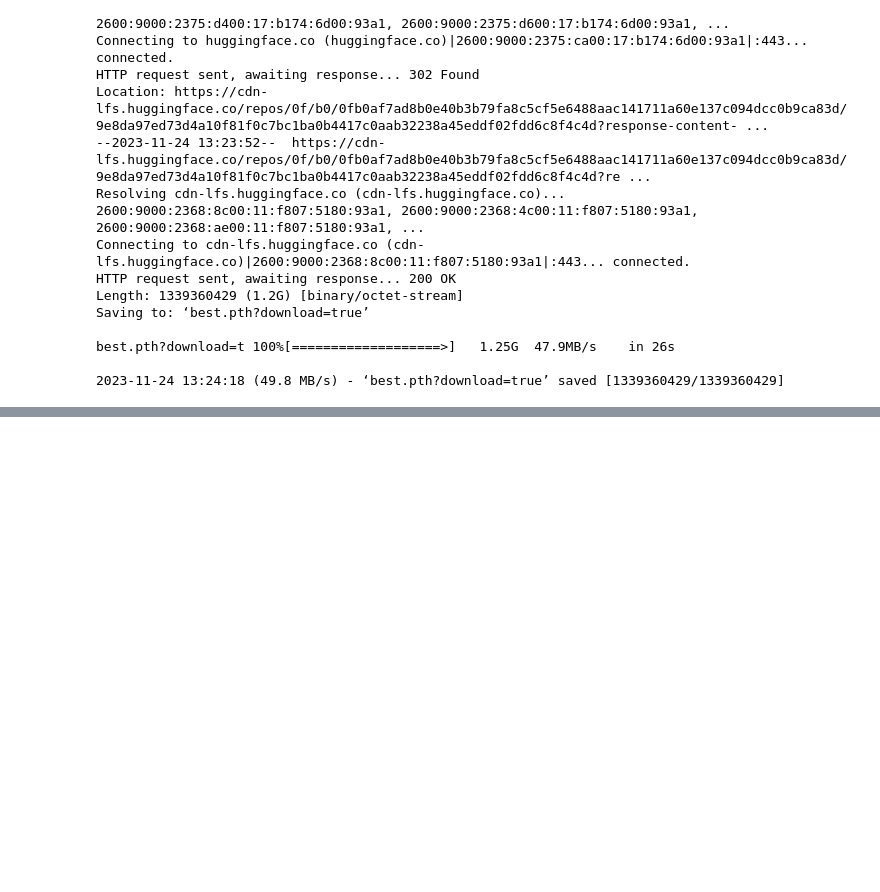
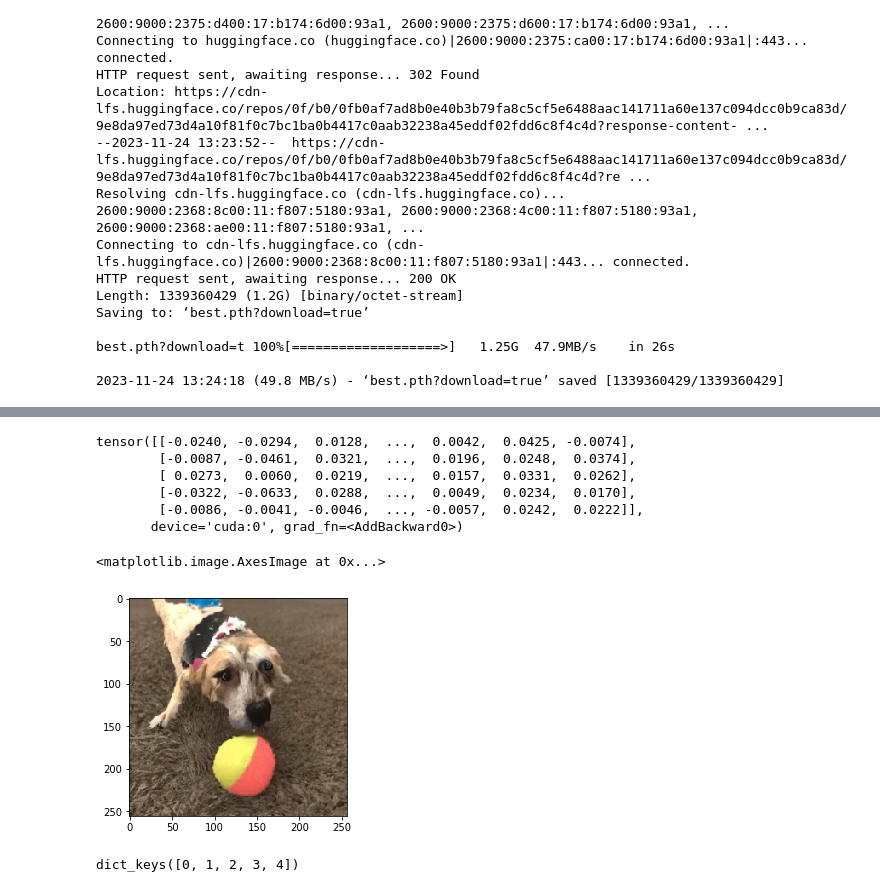
Before and after one commit to K-Nikorov/machine_learning, a Jupyter notebook: IndResInAI/HW/Task_2/Nikorov_solution.ipynb, the cells around one changed output, grey strips where cells are left out. Drawn from its saved outputs; the diff is of its cells as text; code cells hidden in the pictures; blank space fills up the shorter version.

```diff
--- a/IndResInAI/HW/Task_2/Nikorov_solution.ipynb
+++ b/IndResInAI/HW/Task_2/Nikorov_solution.ipynb
@@ -83,0 +318,19 @@ best.pth?download=t 100%[===================>]   1.25G  47.9MB/s    in 26s
+# %%
+#!g1.1
+
+texts = """a dog in an action shot, catching a frisbee.
+the dog is catching the frisbee while outside.
+a black dog running across a green field with a frisbee in it's mouth.
+a close up of a dog with a frisbee in its mouth.
+a very cute black dog playing with a disc.""".split('\n')
+
+
+text_embeds = torch.zeros(len(texts), 768, requires_grad=True)  # torch.randn(len(texts), 768, requires_grad=True)
+optimizer = torch.optim.Adam([text_embeds])
+text_embeds_cuda = text_embeds.to('cuda')  # torch.randn(len(texts), 768, requires_grad=True)
+
+
+inference = CondInference(model_manager, verbose=True)
+image, image_embed = inference.run(texts, text_embeds_cuda, 5.0, 5.0)
+
+image
@@ -83,0 +374,21 @@ best.pth?download=t 100%[===================>]   1.25G  47.9MB/s    in 26s
+# %%
+#!g1.1
+image_embed
+# %% [output]
+tensor([[-0.0240, -0.0294,  0.0128,  ...,  0.0042,  0.0425, -0.0074],
+        [-0.0087, -0.0461,  0.0321,  ...,  0.0196,  0.0248,  0.0374],
+        [ 0.0273,  0.0060,  0.0219,  ...,  0.0157,  0.0331,  0.0262],
+        [-0.0322, -0.0633,  0.0288,  ...,  0.0049,  0.0234,  0.0170],
+        [-0.0086, -0.0041, -0.0046,  ..., -0.0057,  0.0242,  0.0222]],
+       device='cuda:0', grad_fn=<AddBackward0>)
+# %%
+#!g1.1
+plt.imshow(image[3][0].clone().detach().cpu().permute(1, 2, 0))
+# %% [output]
+<matplotlib.image.AxesImage at 0x...>
+[figure, added]
+# %%
+#!g1.1
+image.keys()
+# %% [output]
+dict_keys([0, 1, 2, 3, 4])
```
Also changed, not shown: parts of 31 cells of this notebook.
